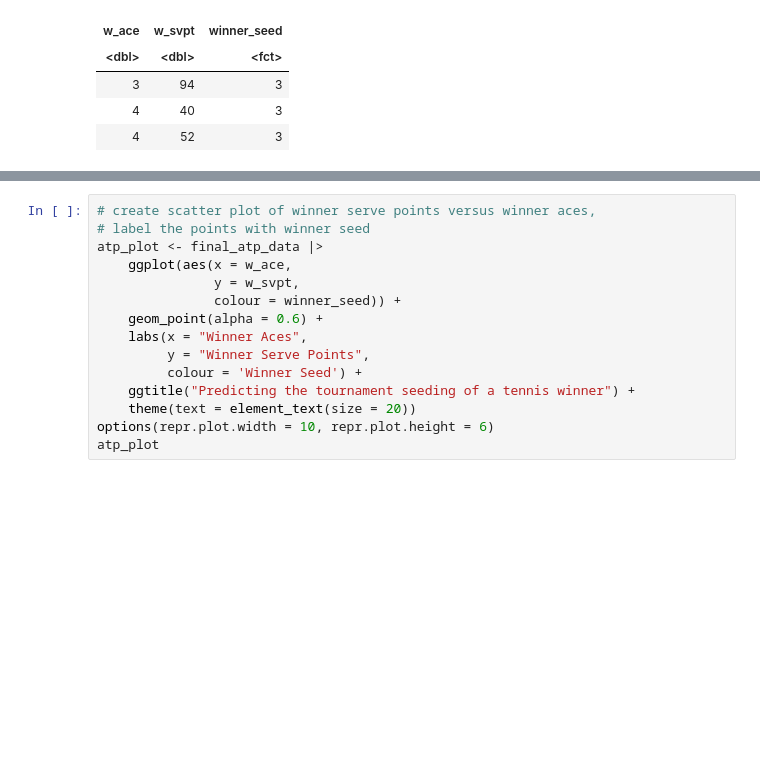
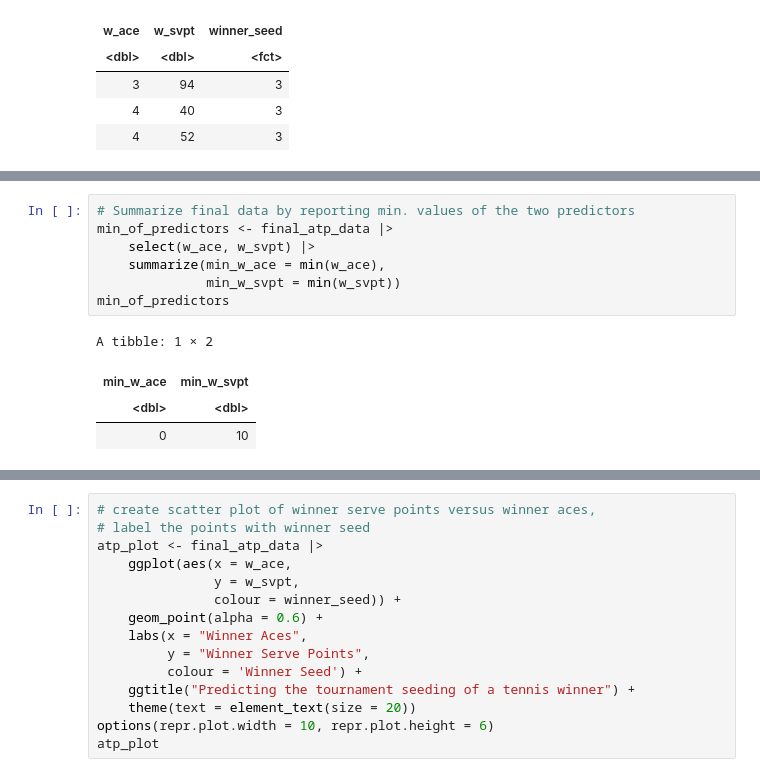
Before and after one commit to Caseyxyq/Dsci100_group44, a Jupyter notebook: group proposal-2.ipynb, the cells around one changed output, grey strips where cells are left out. Saved outputs shown, nothing was run; the diff lists cells and outputs as text; blank space fills up the shorter version.

```diff
--- a/group proposal-2.ipynb
+++ b/group proposal-2.ipynb
@@ -82,0 +125,12 @@ A tibble: 3 × 3
+# %%
+# Summarize final data by reporting min. values of the two predictors
+min_of_predictors <- final_atp_data |>
+    select(w_ace, w_svpt) |>
+    summarize(min_w_ace = min(w_ace),
+              min_w_svpt = min(w_svpt))
+min_of_predictors
+# %% [output]
+A tibble: 1 × 2
+| min_w_ace | min_w_svpt |
+| <dbl> | <dbl> |
+| 0 | 10 |
```
Also changed, not shown: parts of 7 cells of this notebook.
